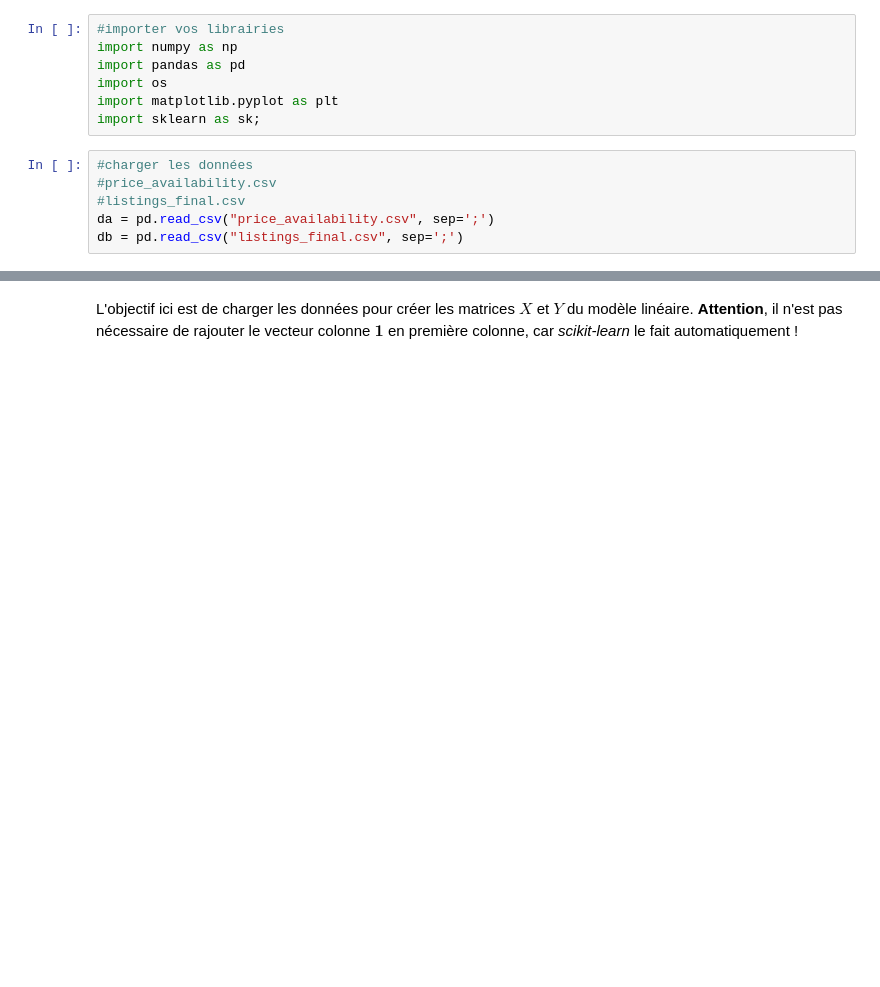
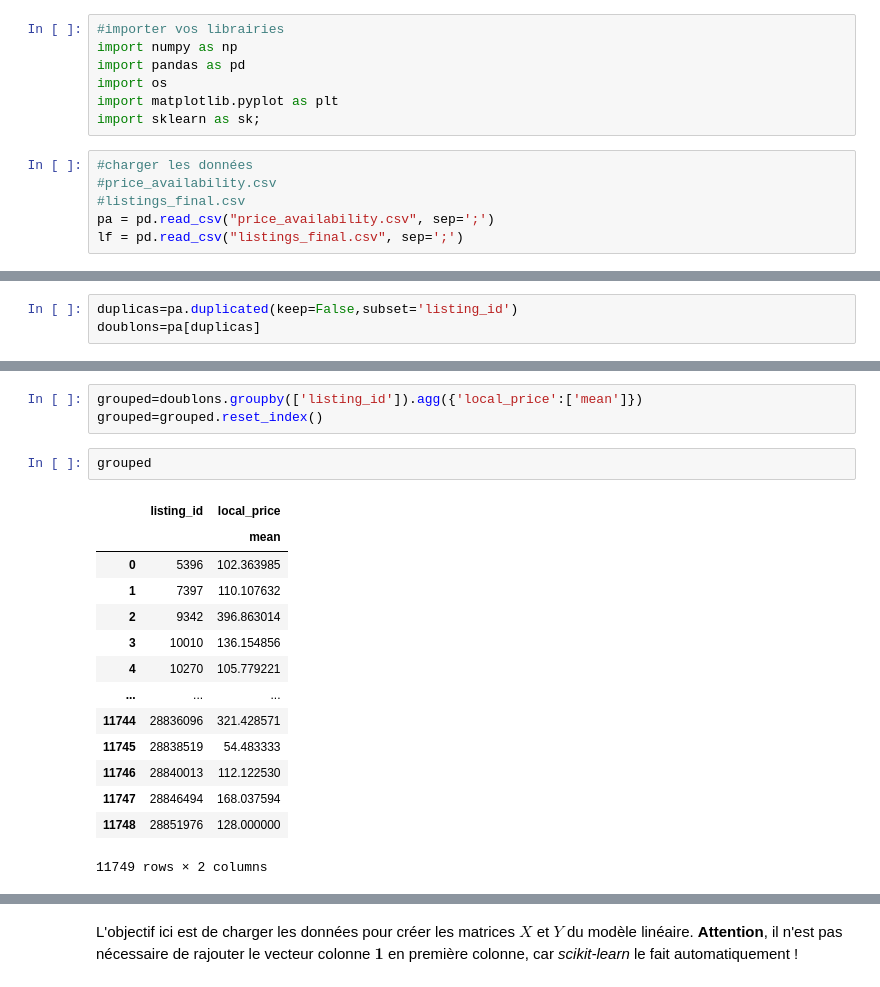
Before and after one commit to BaptisteHurel/Python, a Jupyter notebook: Modele_Lineaire_exo.ipynb, the cells around one changed output, grey strips where cells are left out. Drawn from its saved outputs; the diff is of its cells as text; blank space fills up the shorter version.

```diff
--- a/Modele_Lineaire_exo.ipynb
+++ b/Modele_Lineaire_exo.ipynb
@@ -76,5 +76,5 @@ import sklearn as sk;
 #charger les données
 #price_availability.csv
 #listings_final.csv
-da = pd.read_csv("price_availability.csv", sep=';')
-db = pd.read_csv("listings_final.csv", sep=';')
+pa = pd.read_csv("price_availability.csv", sep=';')
+lf = pd.read_csv("listings_final.csv", sep=';')
@@ -111,0 +120,3 @@ da['local_price'].isna().sum()
+# %%
+duplicas=pa.duplicated(keep=False,subset='listing_id')
+doublons=pa[duplicas]
@@ -111,0 +139,20 @@ da['local_price'].isna().sum()
+# %%
+grouped=doublons.groupby(['listing_id']).agg({'local_price':['mean']})
+grouped=grouped.reset_index()
+# %%
+grouped
+# %% [output]
+|  | listing_id | local_price |
+|  |  | mean |
+| 0 | 5396 | 102.363985 |
+| 1 | 7397 | 110.107632 |
+| 2 | 9342 | 396.863014 |
+| 3 | 10010 | 136.154856 |
+| 4 | 10270 | 105.779221 |
+| ... | ... | ... |
+| 11744 | 28836096 | 321.428571 |
+| 11745 | 28838519 | 54.483333 |
+| 11746 | 28840013 | 112.122530 |
+| 11747 | 28846494 | 168.037594 |
+| 11748 | 28851976 | 128.000000 |
+11749 rows × 2 columns
```
Also changed, not shown: parts of 28 cells of this notebook.
